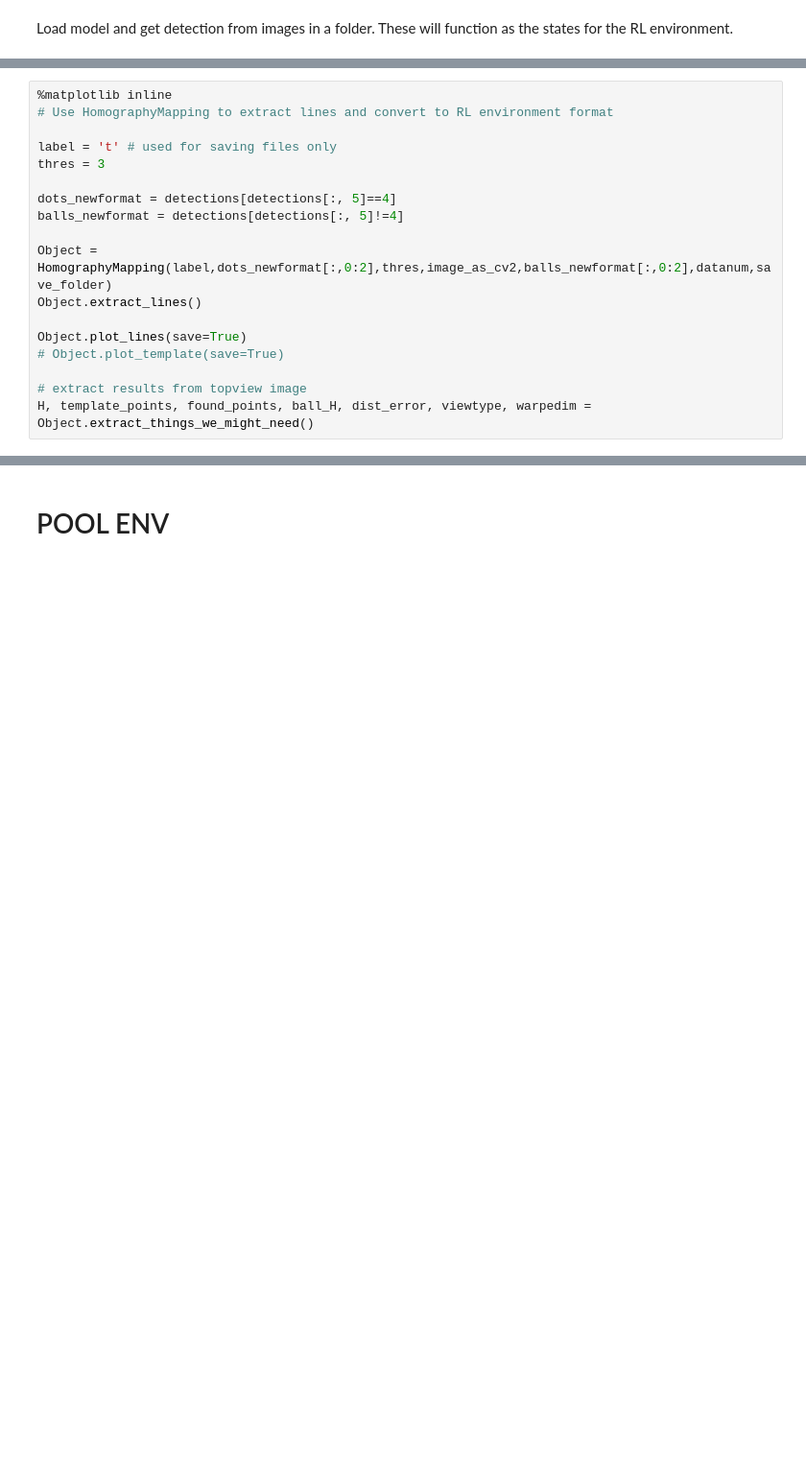
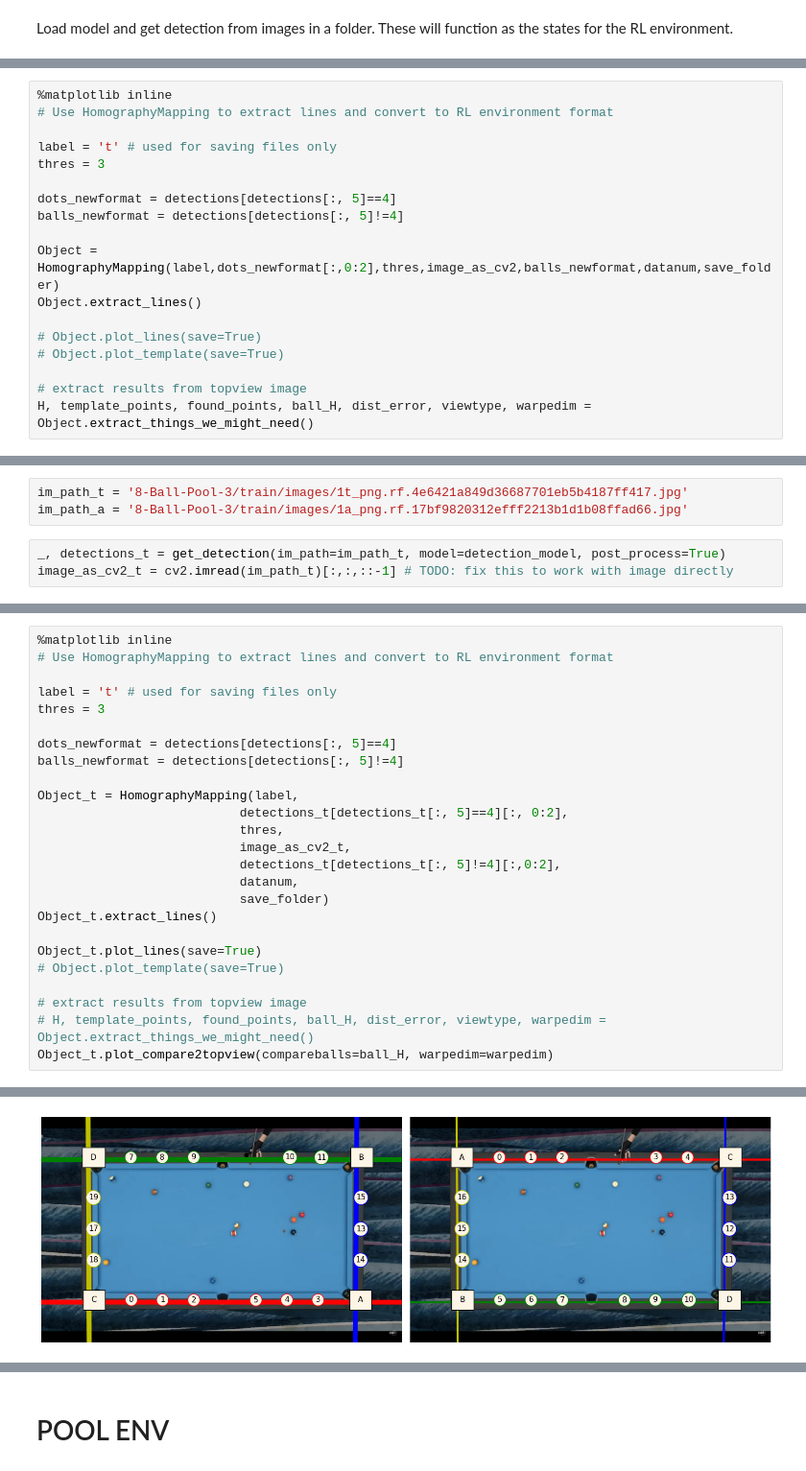
Before and after one commit to viktorseba/pix2pockets, a Jupyter notebook: pix2pockets_demo.ipynb, the cells around one changed output, grey strips where cells are left out. Shown at 96% size. Saved outputs shown, nothing was run; the diff lists cells and outputs as text; blank space fills up the shorter version.

```diff
--- a/pix2pockets_demo.ipynb
+++ b/pix2pockets_demo.ipynb
@@ -130,10 +131,10 @@ thres = 3
 dots_newformat = detections[detections[:, 5]==4]
 balls_newformat = detections[detections[:, 5]!=4]
 
-Object = HomographyMapping(label,dots_newformat[:,0:2],thres,image_as_cv2,balls_newformat[:,0:2],datanum,save_folder)
+Object = HomographyMapping(label,dots_newformat[:,0:2],thres,image_as_cv2,balls_newformat,datanum,save_folder)
 Object.extract_lines()
 
-Object.plot_lines(save=True)
+# Object.plot_lines(save=True)
 # Object.plot_template(save=True)
 
 # extract results from topview image
@@ -209,0 +162,6 @@ Object_1.plot_compare2topview(compareballs=ball_H0, warpedim=warpedim0)
+# %%
+im_path_t = '8-Ball-Pool-3/train/images/1t_png.rf.4e6421a849d36687701eb5b4187ff417.jpg'
+im_path_a = '8-Ball-Pool-3/train/images/1a_png.rf.17bf9820312efff2213b1d1b08ffad66.jpg'
+# %%
+_, detections_t = get_detection(im_path=im_path_t, model=detection_model, post_process=True)
+image_as_cv2_t = cv2.imread(im_path_t)[:,:,::-1] # TODO: fix this to work with image directly
@@ -209,0 +170,26 @@ Object_1.plot_compare2topview(compareballs=ball_H0, warpedim=warpedim0)
+# %%
+%matplotlib inline
+# Use HomographyMapping to extract lines and convert to RL environment format
+
+label = 't' # used for saving files only
+thres = 3
+
+dots_newformat = detections[detections[:, 5]==4]
+balls_newformat = detections[detections[:, 5]!=4]
+
+Object_t = HomographyMapping(label,
+                           detections_t[detections_t[:, 5]==4][:, 0:2],
+                           thres,
+                           image_as_cv2_t,
+                           detections_t[detections_t[:, 5]!=4][:,0:2],
+                           datanum,
+                           save_folder)
+Object_t.extract_lines()
+
+Object_t.plot_lines(save=True)
+# Object.plot_template(save=True)
+
+# extract results from topview image
+# H, template_points, found_points, ball_H, dist_error, viewtype, warpedim = Object.extract_things_we_might_need()
+Object_t.plot_compare2topview(compareballs=ball_H, warpedim=warpedim)
+# %% [output]
@@ -209,0 +197 @@ Object_1.plot_compare2topview(compareballs=ball_H0, warpedim=warpedim0)
+[figure, added]
```
Also changed, not shown: parts of 31 cells of this notebook, 13 other files.
